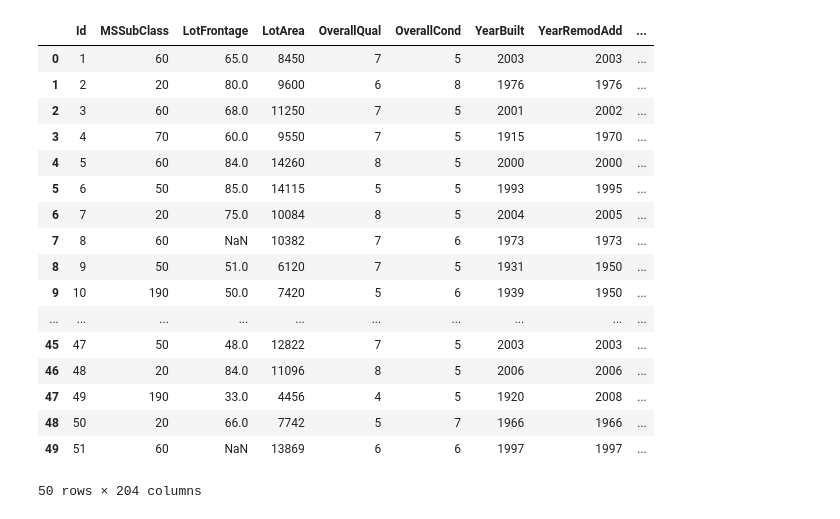
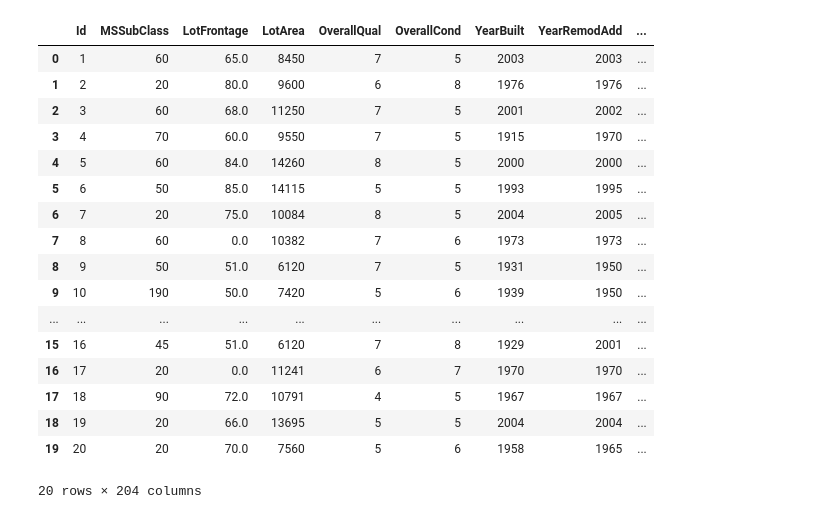
Before and after one commit to lguloy/House-Pricing-Predictions, a Jupyter notebook: Dummies_House_Price_Train_Test.ipynb, the cells around one changed output. Saved outputs shown, nothing was run; the diff lists cells and outputs as text; code cells hidden in the pictures.

```diff
--- a/Dummies_House_Price_Train_Test.ipynb
+++ b/Dummies_House_Price_Train_Test.ipynb
@@ -73,26 +72,26 @@ df = df.select("*").toPandas()
 +---+----------+-----------+-------+-----------+-----------+---------+------------+----------+---------+---------+--------+--------+------------+------------+----------+------------+----------+------- ...
 only showing top 10 rows
 # %%
-df.head(50)
+df.head(20)
 # %% [output]
 |  | Id | MSSubClass | LotFrontage | LotArea | OverallQual | OverallCond | YearBuilt | YearRemodAdd | ... |
 | 0 | 1 | 60 | 65.0 | 8450 | 7 | 5 | 2003 | 2003 | ... |
 | 1 | 2 | 20 | 80.0 | 9600 | 6 | 8 | 1976 | 1976 | ... |
 | 2 | 3 | 60 | 68.0 | 11250 | 7 | 5 | 2001 | 2002 | ... |
 | 3 | 4 | 70 | 60.0 | 9550 | 7 | 5 | 1915 | 1970 | ... |
 | 4 | 5 | 60 | 84.0 | 14260 | 8 | 5 | 2000 | 2000 | ... |
 | 5 | 6 | 50 | 85.0 | 14115 | 5 | 5 | 1993 | 1995 | ... |
 | 6 | 7 | 20 | 75.0 | 10084 | 8 | 5 | 2004 | 2005 | ... |
-| 7 | 8 | 60 | NaN | 10382 | 7 | 6 | 1973 | 1973 | ... |
+| 7 | 8 | 60 | 0.0 | 10382 | 7 | 6 | 1973 | 1973 | ... |
 | 8 | 9 | 50 | 51.0 | 6120 | 7 | 5 | 1931 | 1950 | ... |
 | 9 | 10 | 190 | 50.0 | 7420 | 5 | 6 | 1939 | 1950 | ... |
 | ... | ... | ... | ... | ... | ... | ... | ... | ... | ... |
-| 45 | 47 | 50 | 48.0 | 12822 | 7 | 5 | 2003 | 2003 | ... |
-| 46 | 48 | 20 | 84.0 | 11096 | 8 | 5 | 2006 | 2006 | ... |
-| 47 | 49 | 190 | 33.0 | 4456 | 4 | 5 | 1920 | 2008 | ... |
-| 48 | 50 | 20 | 66.0 | 7742 | 5 | 7 | 1966 | 1966 | ... |
-| 49 | 51 | 60 | NaN | 13869 | 6 | 6 | 1997 | 1997 | ... |
+| 15 | 16 | 45 | 51.0 | 6120 | 7 | 8 | 1929 | 2001 | ... |
+| 16 | 17 | 20 | 0.0 | 11241 | 6 | 7 | 1970 | 1970 | ... |
+| 17 | 18 | 90 | 72.0 | 10791 | 4 | 5 | 1967 | 1967 | ... |
+| 18 | 19 | 20 | 66.0 | 13695 | 5 | 5 | 2004 | 2004 | ... |
+| 19 | 20 | 20 | 70.0 | 7560 | 5 | 6 | 1958 | 1965 | ... |
-50 rows × 204 columns
+20 rows × 204 columns
 # %%
 #Get the Feature names
 import pandas as pd
```
Also changed, not shown: parts of 10 cells of this notebook.
